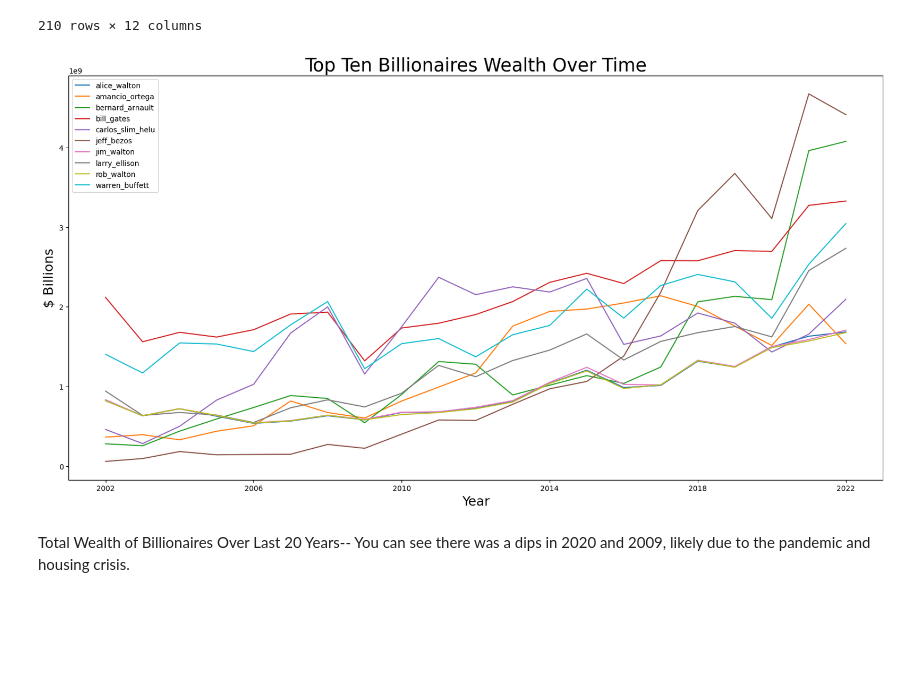
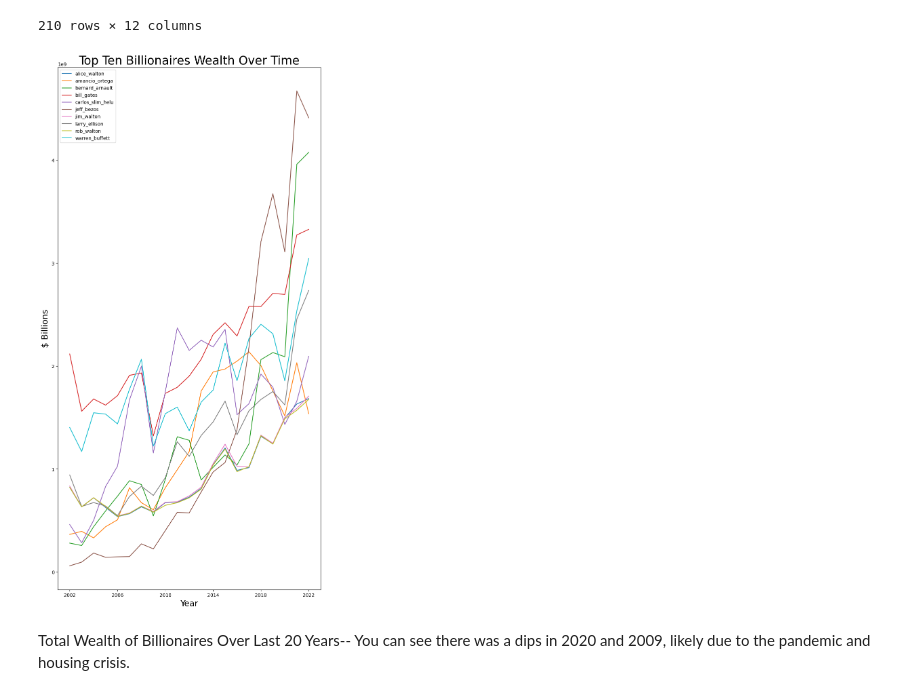
Before and after one commit to thealura/project_billionaires, a Jupyter notebook: PROJECT_1.ipynb, the cells around one changed output. Cells and saved outputs as stored; diff of their text form; code cells hidden in the pictures; blank space fills up the shorter version.

```diff
--- a/PROJECT_1.ipynb
+++ b/PROJECT_1.ipynb
@@ -194,17 +194,17 @@ df3.drop_duplicates()
 # %%
 #plot
 mapten = pd.DataFrame(df3, columns=["name_cleaned", "time", "annual_income"])
 mapten.set_index('time', inplace=True)
 mapten.groupby('name_cleaned')['annual_income'].plot(legend=True)
 plt.title("Top Ten Billionaires Wealth Over Time", fontsize='25')
 plt.xlabel('Year', fontsize='18')
 plt.ylabel("$ Billions", fontsize='18')
 plt.legend(fontsize="10")
 x_ticks = [2002, 2006, 2010, 2014, 2018, 2022]
 plt.xticks(ticks=x_ticks)
-plt.rcParams["figure.figsize"] = (20,10)
+plt.rcParams["figure.figsize"] = (10,20)
 # %% [output]
-[figure, old version]
+[figure, new version]
 # %% [markdown]
 Total Wealth of Billionaires Over Last 20 Years--
 You can see there was a dips in 2020 and 2009, likely due to the pandemic and housing crisis.
```
Also changed, not shown: parts of 2 cells of this notebook, 1 other file.
